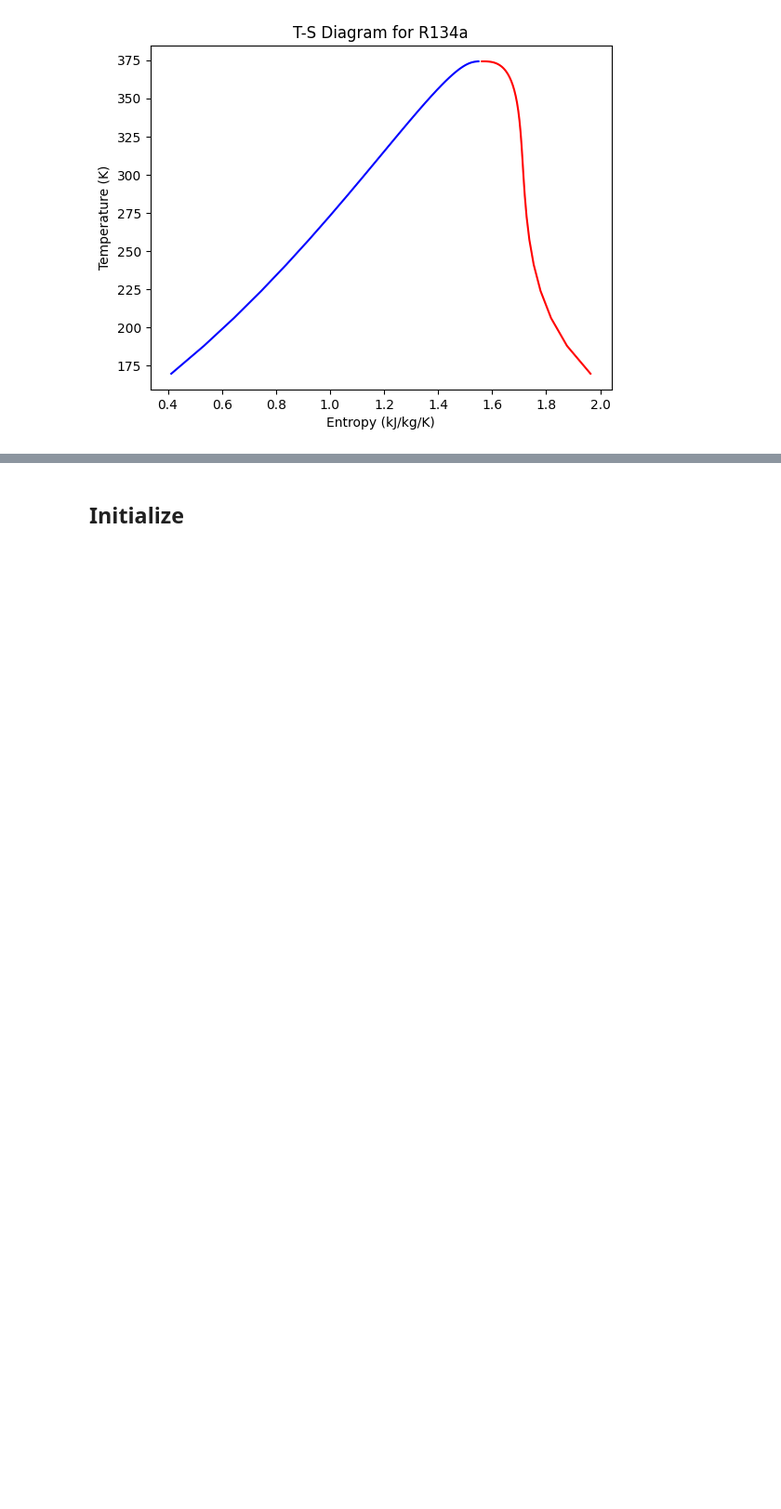
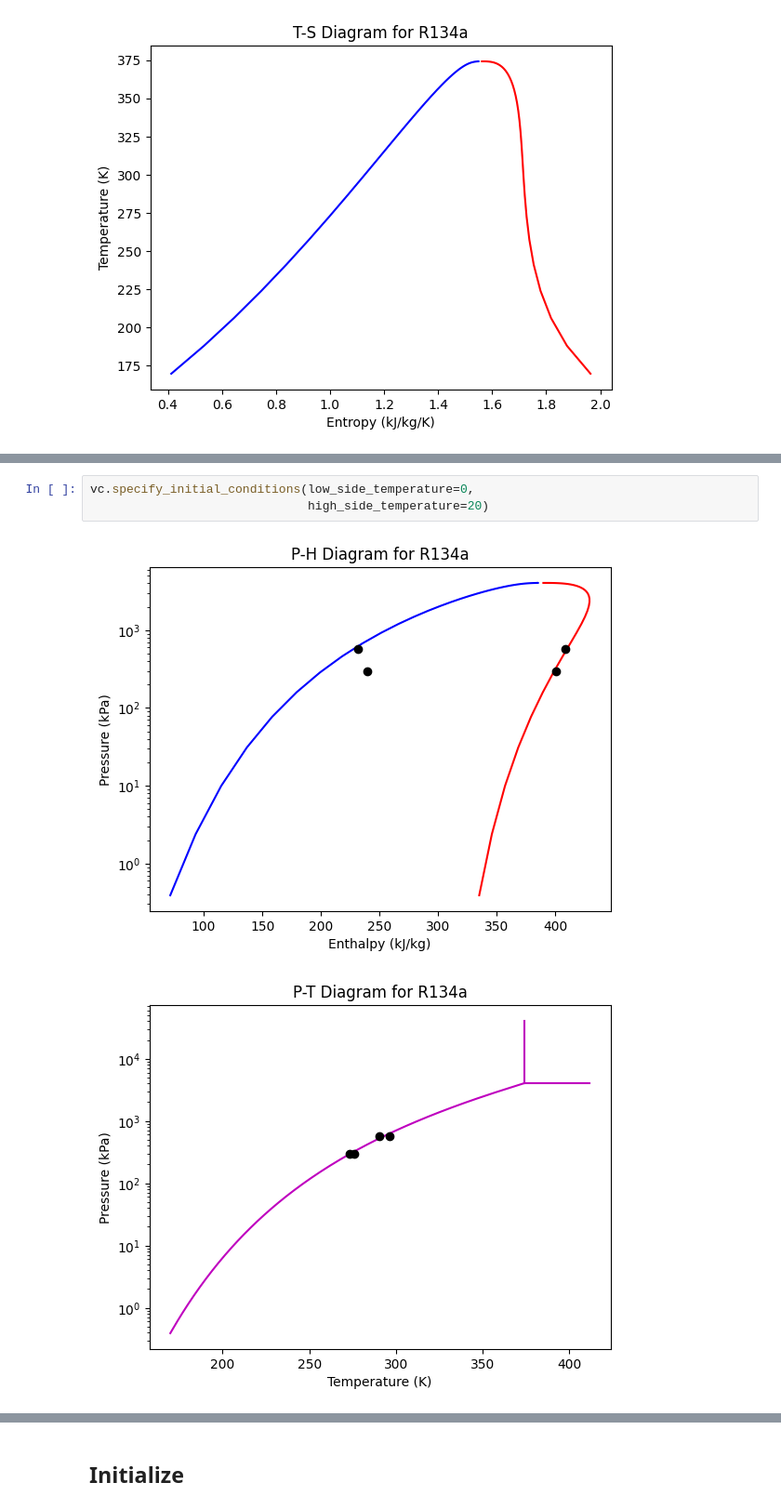
Before and after one commit to dowlinglab/idaes-hvacr-cycles, a Jupyter notebook: simple_refridgeration3.ipynb, the cells around one changed output, grey strips where cells are left out. Shown at 93% size. Drawn from its saved outputs; the diff is of its cells as text; blank space fills up the shorter version.

Commit message:
Improved initialization works!

```diff
--- a/simple_refridgeration3.ipynb
+++ b/simple_refridgeration3.ipynb
@@ -22,0 +15,6 @@ vc.specify_initial_conditions(enthalpy=[410,430,250,260], # kJ/kg
+# %%
+vc.specify_initial_conditions(low_side_temperature=0,
+                              high_side_temperature=20)
+# %% [output]
+[figure, added]
+[figure, added]
```
Also changed, not shown: parts of 13 cells of this notebook, 1 other file.
